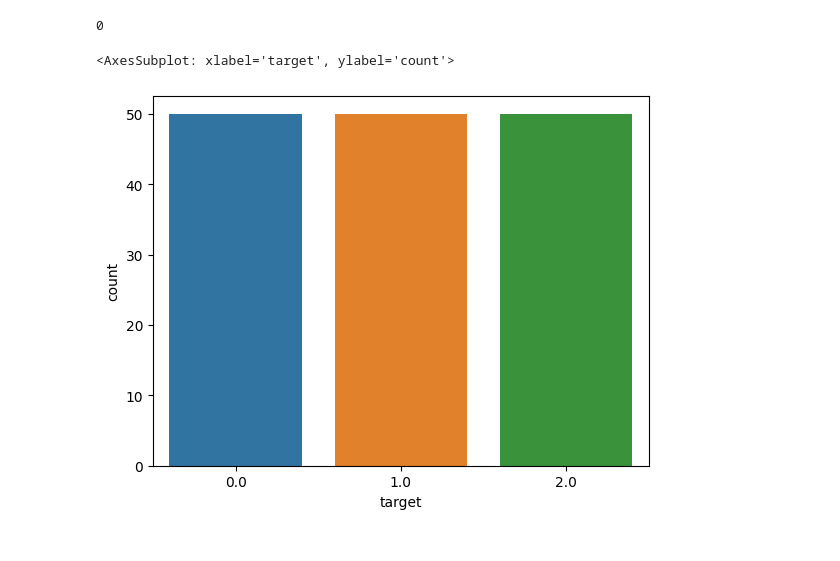
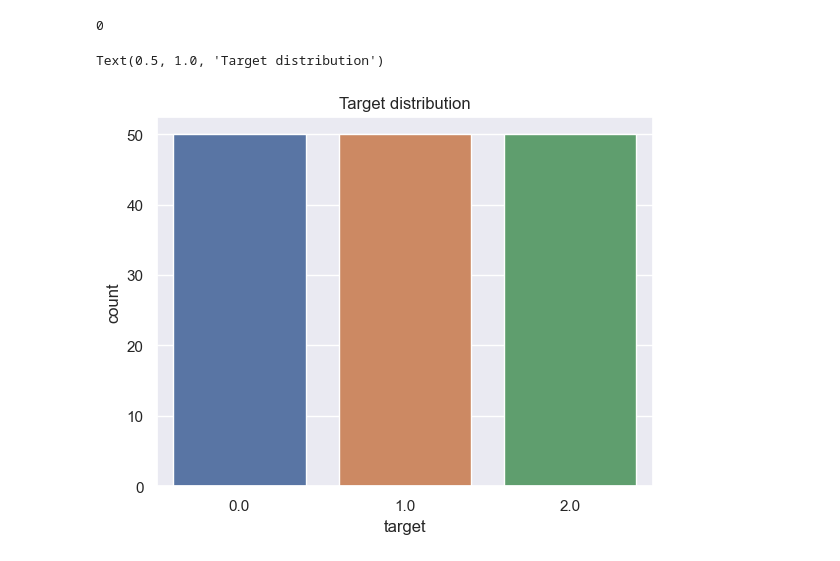
Before and after one commit to JRogul/MachineLearning, a Jupyter notebook: algorithm/algorithms.ipynb, the cells around one changed output. Drawn from its saved outputs; the diff is of its cells as text; code cells hidden in the pictures.

Commit message:
added sns theme and plot title

```diff
--- a/algorithm/algorithms.ipynb
+++ b/algorithm/algorithms.ipynb
@@ -4,6 +4,8 @@ import pandas as pd
 import matplotlib.pyplot as plt
 import seaborn as sns
 from sklearn import datasets
+
+sns.set_theme()
 # %%
 iris_dataset = datasets.load_iris()
 # %%
@@ -40,9 +42,10 @@ df_iris.columns = ['sepal_length', 'sepal_width', 'petal_length',
                    'petal_width', 'target']
 # %%
 sns.countplot(x=df_iris['target'])
+plt.title("Target distribution")
 # %% [output]
-<AxesSubplot: xlabel='target', ylabel='count'>
+Text(0.5, 1.0, 'Target distribution')
-[figure, old version]
+[figure, new version]
 # %%
 def plot_2d(x, y):
     plt.figure(figsize=(6, 4))
```
Also changed, not shown: parts of 3 cells of this notebook.
